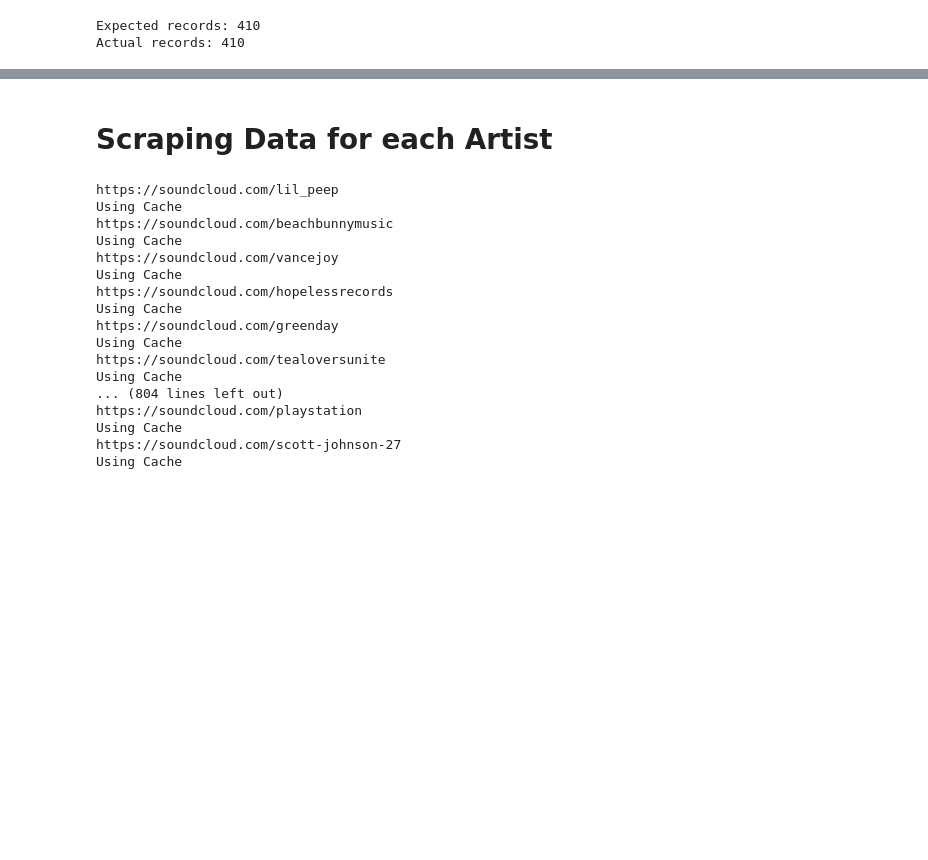
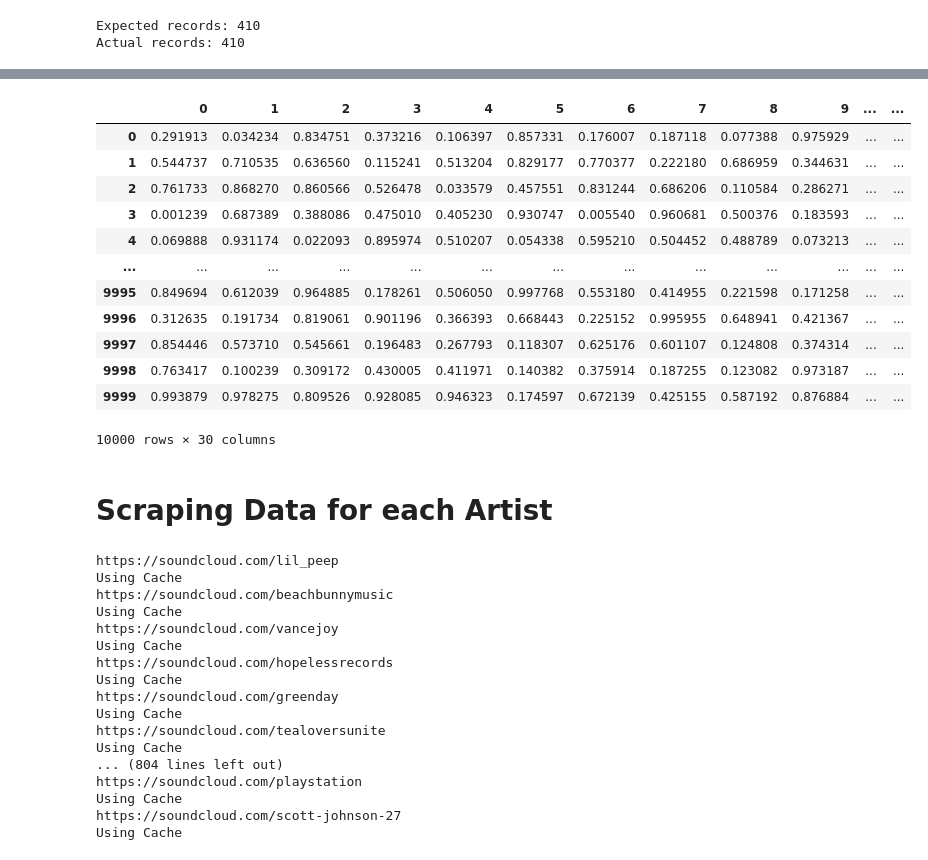
Before and after one commit to mkalmus/soundcloud-scraper-python, a Jupyter notebook: data_acquisition.ipynb, the cells around one changed output, grey strips where cells are left out. Saved outputs shown, nothing was run; the diff lists cells and outputs as text; code cells hidden in the pictures; blank space fills up the shorter version.

```diff
--- a/data_acquisition.ipynb
+++ b/data_acquisition.ipynb
@@ -268,0 +331,13 @@ final_df = final_df.reset_index()
+# %%
+end_value = 10000
+
+start_time = time.time()
+dictionary_list = []
+for i in range(0, end_value, 1):
+    dictionary_data = {k: random.random() for k in range(30)}
+    dictionary_list.append(dictionary_data)
+
+df_final = pd.DataFrame.from_dict(dictionary_list)
+
+end_time = time.time()
+print('Execution time = %.6f seconds' % (end_time-start_time))
@@ -269,3 +366,19 @@ final_df = final_df.reset_index()
+# %%
+df_final
+# %% [output]
+|  | 0 | 1 | 2 | 3 | 4 | 5 | 6 | 7 | 8 | 9 | ... | ... |
+| 0 | 0.291913 | 0.034234 | 0.834751 | 0.373216 | 0.106397 | 0.857331 | 0.176007 | 0.187118 | 0.077388 | 0.975929 | ... | ... |
+| 1 | 0.544737 | 0.710535 | 0.636560 | 0.115241 | 0.513204 | 0.829177 | 0.770377 | 0.222180 | 0.686959 | 0.344631 | ... | ... |
+| 2 | 0.761733 | 0.868270 | 0.860566 | 0.526478 | 0.033579 | 0.457551 | 0.831244 | 0.686206 | 0.110584 | 0.286271 | ... | ... |
+| 3 | 0.001239 | 0.687389 | 0.388086 | 0.475010 | 0.405230 | 0.930747 | 0.005540 | 0.960681 | 0.500376 | 0.183593 | ... | ... |
+| 4 | 0.069888 | 0.931174 | 0.022093 | 0.895974 | 0.510207 | 0.054338 | 0.595210 | 0.504452 | 0.488789 | 0.073213 | ... | ... |
+| ... | ... | ... | ... | ... | ... | ... | ... | ... | ... | ... | ... | ... |
+| 9995 | 0.849694 | 0.612039 | 0.964885 | 0.178261 | 0.506050 | 0.997768 | 0.553180 | 0.414955 | 0.221598 | 0.171258 | ... | ... |
+| 9996 | 0.312635 | 0.191734 | 0.819061 | 0.901196 | 0.366393 | 0.668443 | 0.225152 | 0.995955 | 0.648941 | 0.421367 | ... | ... |
+| 9997 | 0.854446 | 0.573710 | 0.545661 | 0.196483 | 0.267793 | 0.118307 | 0.625176 | 0.601107 | 0.124808 | 0.374314 | ... | ... |
+| 9998 | 0.763417 | 0.100239 | 0.309172 | 0.430005 | 0.411971 | 0.140382 | 0.375914 | 0.187255 | 0.123082 | 0.973187 | ... | ... |
+| 9999 | 0.993879 | 0.978275 | 0.809526 | 0.928085 | 0.946323 | 0.174597 | 0.672139 | 0.425155 | 0.587192 | 0.876884 | ... | ... |
+10000 rows × 30 columns
 # %% [markdown]
 # Scraping Data for each Artist
 # %%
```
Also changed, not shown: parts of 18 cells of this notebook.
